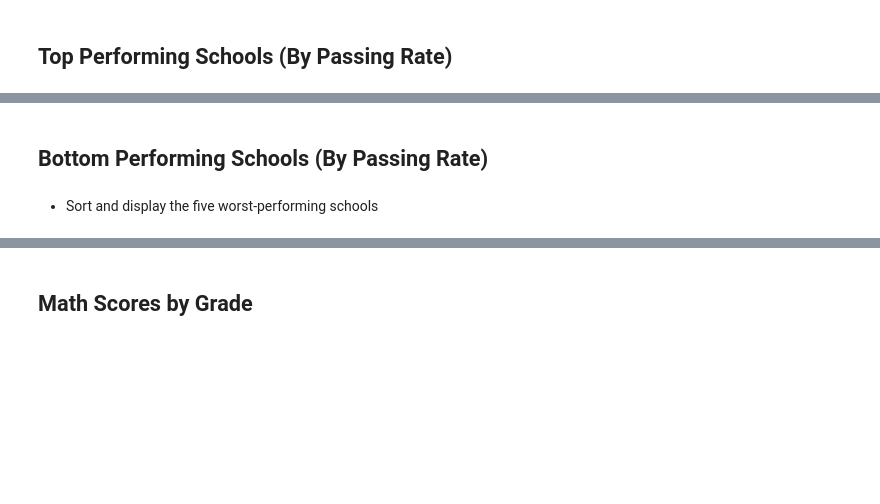
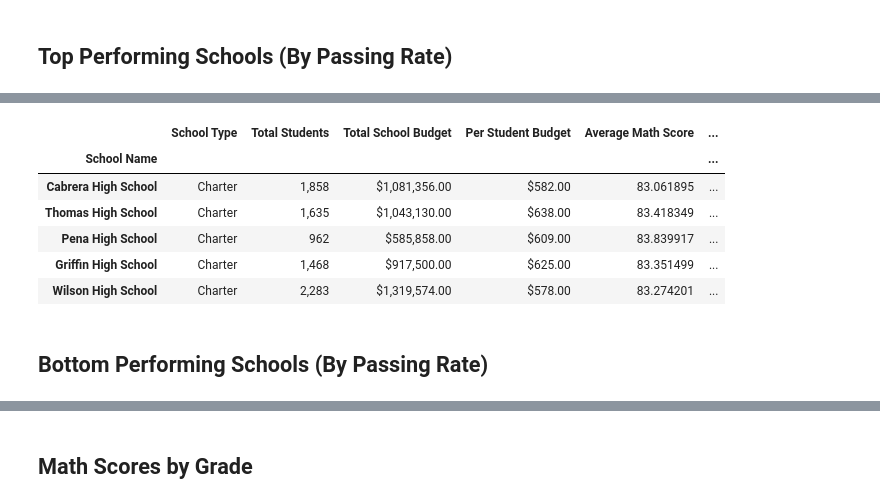
Before and after one commit to Michelin96/pandas-challenge, a Jupyter notebook: PyCitySchools/PyCitySchools_starter.ipynb, the cells around one changed output, grey strips where cells are left out. Cells and saved outputs as stored; diff of their text form; code cells hidden in the pictures; blank space fills up the shorter version.

Commit message:
school summary complete

```diff
--- a/PyCitySchools/PyCitySchools_starter.ipynb
+++ b/PyCitySchools/PyCitySchools_starter.ipynb
@@ -114,2 +83,18 @@ school_summary
+# %%
+#Get the list of students passing reading
+passing_reading_list = school_data_complete.loc[school_data_complete["reading_score"] >= 70,["school_name","reading_score"]]
+#Group by the passing reading list by the school and count the students passing reading
+passing_reading_by_school = passing_reading_list.groupby(["school_name"]).count()
+#Calculate the percent passing reading for each school
+school_pct_passing_reading =  pd.DataFrame({"% Passing Reading":(passing_reading_by_school["reading_score"] / grouped_data["size"]) * 100})
+# %%
+#Calculate the oveall passing score for each school
+overall_passing_school = pd.DataFrame({"% Overall Passing Rate":(school_pct_passing_math["% Passing Math"] + school_pct_passing_reading["% Passing Reading"]) / 2})
+#Combine the percentages in to one data frame
+add_academic_scores = pd.merge(school_pct_passing_math, school_pct_passing_reading, on=["school_name"])
+all_school_percentages = pd.merge(add_academic_scores, overall_passing_school, on=["school_name"])
+# %%
+#Add the school percentages to the grouped data
+final_grouped_data = pd.merge(budget_grouped_data, all_school_percentages, on=["school_name"])
 # %% [markdown]
 ## School Summary
@@ -129,0 +101,20 @@ school_summary
+# %%
+#Create a dataframe with the School Summary
+school_summary = pd.DataFrame({"School Name": final_grouped_data["school_name"],
+                               "School Type": final_grouped_data["School Type"],
+                               "Total Students": final_grouped_data["size"],
+                               "Total School Budget": final_grouped_data["budget"],
+                               "Per Student Budget":final_grouped_data["Per Student Budget"],
+                               "Average Math Score": final_grouped_data["math_score"],
+                               "Average Reading Score": final_grouped_data["reading_score"],
+                               "Per Student Budget": final_grouped_data["Per Student Budget"],
+                               "% Passing Math": final_grouped_data["% Passing Math"],
+                               "% Passing Reading": final_grouped_data["% Passing Reading"],
+                               "% Overall Passing Rate": final_grouped_data["% Overall Passing Rate"]}).set_index("School Name", drop=True)
+
+#Format the student and budget columns
+school_summary["Total Students"] = school_summary["Total Students"].map("{:,.0f}".format)
+school_summary["Total School Budget"] = school_summary["Total School Budget"].map("${:,.2f}".format)
+school_summary["Per Student Budget"] = school_summary["Per Student Budget"].map("${:,.2f}".format)
+#Remove the index column name and pring out the final summary
+school_summary
@@ -170,4 +141,14 @@ TypeError: '<=' not supported between instances of 'str' and 'int'
+# %%
+#Sort the School Summary by top performing schools
+top_performing_schools = school_summary.sort_values("% Overall Passing Rate", ascending=False)
+top_performing_schools.head()
+# %% [output]
+|  | School Type | Total Students | Total School Budget | Per Student Budget | Average Math Score | ... |
+| School Name |  |  |  |  |  | ... |
+| Cabrera High School | Charter | 1,858 | $1,081,356.00 | $582.00 | 83.061895 | ... |
+| Thomas High School | Charter | 1,635 | $1,043,130.00 | $638.00 | 83.418349 | ... |
+| Pena High School | Charter | 962 | $585,858.00 | $609.00 | 83.839917 | ... |
+| Griffin High School | Charter | 1,468 | $917,500.00 | $625.00 | 83.351499 | ... |
+| Wilson High School | Charter | 2,283 | $1,319,574.00 | $578.00 | 83.274201 | ... |
 # %% [markdown]
 ## Bottom Performing Schools (By Passing Rate)
-# %% [markdown]
-* Sort and display the five worst-performing schools
```
Also changed, not shown: parts of 21 cells of this notebook.
